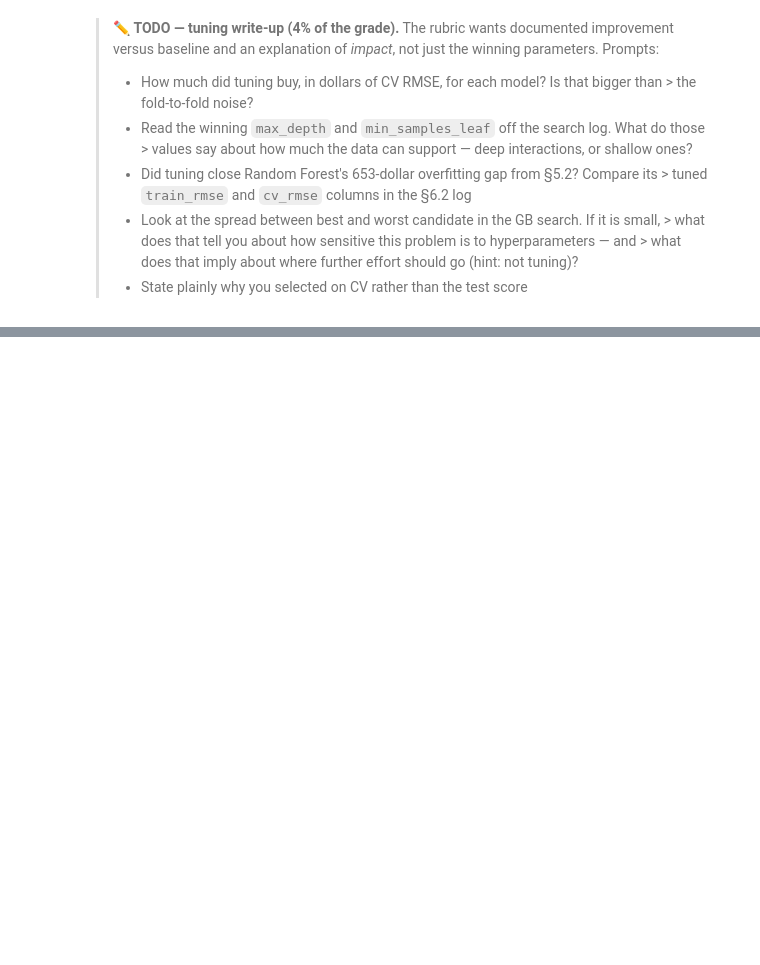
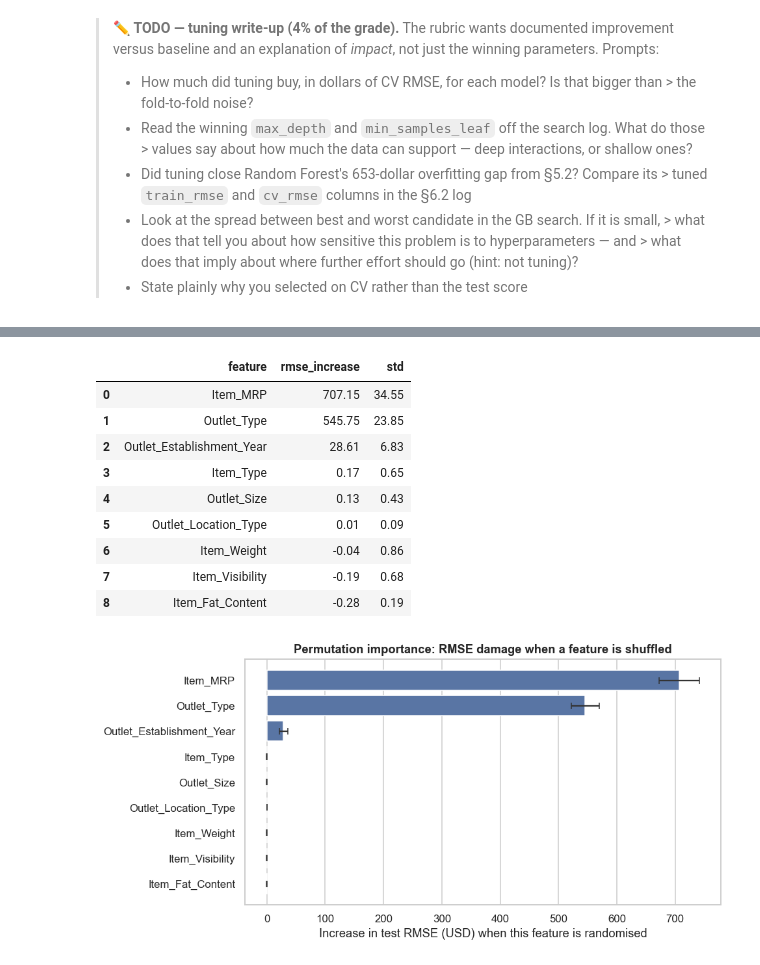
Before and after one commit to marcusteoh/bigmart-sales-forecaster, a Jupyter notebook: BigMart_Sales_Prediction.ipynb, the cells around one changed output, grey strips where cells are left out. Cells and saved outputs as stored; diff of their text form; code cells hidden in the pictures; blank space fills up the shorter version.

Commit message:
Select final model and export it

```diff
--- a/BigMart_Sales_Prediction.ipynb
+++ b/BigMart_Sales_Prediction.ipynb
@@ -1689,0 +1742,47 @@ Test-set scores (reported, NOT used for selection):
+# %%
+## Permutation importance on the test set
+
+from sklearn.inspection import permutation_importance
+
+perm = permutation_importance(
+    final_model, X_test, y_test,
+    scoring='neg_root_mean_squared_error',
+    n_repeats=10, random_state=RANDOM_STATE, n_jobs=-1,
+)
+
+# Report only the columns the model actually consumes; the identifiers are dropped
+# inside the ColumnTransformer and necessarily score zero.
+model_inputs = bp.NUMERIC_FEATURES[:-1] + ['Outlet_Establishment_Year'] \
+               + bp.CATEGORICAL_FEATURES
+importance = (pd.DataFrame({
+        'feature': X_test.columns,
+        'rmse_increase': perm.importances_mean,
+        'std': perm.importances_std,
+    })
+    .query('feature in @model_inputs')
+    .sort_values('rmse_increase', ascending=False)
+    .reset_index(drop=True))
+display(importance.round(2))
+
+fig, ax = plt.subplots(figsize=(9, 4.5))
+sns.barplot(data=importance, x='rmse_increase', y='feature', ax=ax, color='#4C72B0')
+ax.errorbar(x=importance['rmse_increase'], y=range(len(importance)),
+            xerr=importance['std'], fmt='none', ecolor='#333', capsize=3)
+ax.set_title('Permutation importance: RMSE damage when a feature is shuffled',
+             fontweight='bold')
+ax.set_xlabel('Increase in test RMSE (USD) when this feature is randomised')
+ax.set_ylabel('')
+plt.tight_layout()
+plt.show()
+# %% [output]
+|  | feature | rmse_increase | std |
+| 0 | Item_MRP | 707.15 | 34.55 |
+| 1 | Outlet_Type | 545.75 | 23.85 |
+| 2 | Outlet_Establishment_Year | 28.61 | 6.83 |
+| 3 | Item_Type | 0.17 | 0.65 |
+| 4 | Outlet_Size | 0.13 | 0.43 |
+| 5 | Outlet_Location_Type | 0.01 | 0.09 |
+| 6 | Item_Weight | -0.04 | 0.86 |
+| 7 | Item_Visibility | -0.19 | 0.68 |
+| 8 | Item_Fat_Content | -0.28 | 0.19 |
+[figure, added]
```
Also changed, not shown: parts of 16 cells of this notebook, 4 other files.
